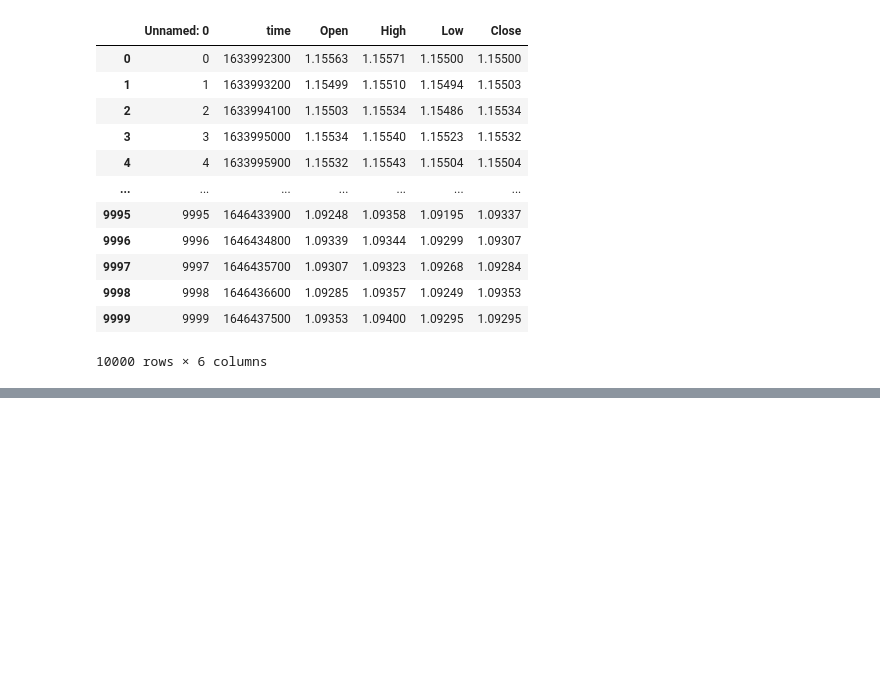
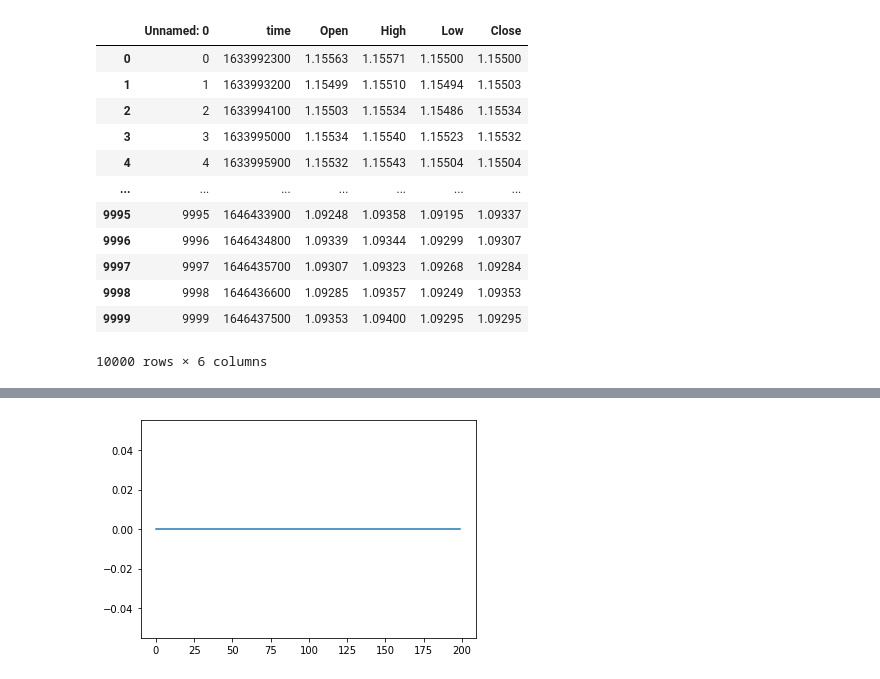
Before and after one commit to dercodeKoenig/colab-KI, a Jupyter notebook: xt_test.ipynb, the cells around one changed output, grey strips where cells are left out. Saved outputs shown, nothing was run; the diff lists cells and outputs as text; code cells hidden in the pictures; blank space fills up the shorter version.

```diff
--- a/xt_test.ipynb
+++ b/xt_test.ipynb
@@ -59,8 +67,8 @@ seq_len = int(24*20)
 lookfuture = int(24*2)
 atr_mult = 4
 stop_loss_mult = 0.1
-train_window = 256
-sample_weight = 1.2
+train_window = 128
+sample_weight = 3
 # %%
 df = pd.read_csv("current_data.csv")
 df
@@ -393,14 +384,18 @@ losses = 0
 total = 0
 balance = 100
 cash_list = []
+wins_list = []
+win_raw_no_fee = 0
 stt = 2
+ptt = 1.5
 pretrain = 1000
-for i in range(len(df)):
+start = 0
+for i in range(start, len(df)):
     candle = df.iloc[i]
-    _, _, o, h, l, c = candle
+    _,_, o, h, l, c = candle
     data_manager.add_new_candle(i,o,h,l,c)
     result = data_manager.get_current_decision()
-    if result != None and i > pretrain:
+    if result != None and i > pretrain+start:
         current_candle = data_manager.candles[-1]
         while True:
             sth = False
@@ -422,48 +417,47 @@ for i in range(len(df)):
                 if win_percent != 0:
                     sth = True
                     total+=win_percent - 0.015 / 100 * positions[o][4]
+                    win_raw_no_fee+=win_percent
+                    wins_list.append(win_percent - 0.015 / 100 * positions[o][4])
                     if win_percent > 0: wins+=1
                     if win_percent < 0: losses+=1
-                    #print(positions[o][3], "closed for", win_percent, "% win")
-                    #print("wins:", wins, "  loss:", losses, "  total:", total)
+                    print(positions[o][3], "closed for", win_percent, "% win")
+
                     del positions[o]
                     break
 
             if not sth:
                 break
 
 
         cash_list.append(total)
 
         atr = current_candle.atr_value
         close = current_candle.c
 
         #risk 1 %
-        order_value = (close / (atr * atr_mult * stop_loss_mult*stt)) * 0.01 * balance
+        #order_value = (close / (atr * atr_mult * stop_loss_mult*stt)) * 0.01 * balance
+        order_value = 100
 
         if result == 1:#short
             stop_up = close + atr * atr_mult * stop_loss_mult*stt
-            stop_down = close - atr * atr_mult
+            stop_down = close - atr * atr_mult / ptt
+
             positions.append([close, stop_up, stop_down, "SHORT", order_value])
-            for i in range(len(positions)):
-                if positions[i][3] == "SHORT":
-                    positions[i][1] = max(stop_up, positions[i][1])
-                    positions[i][2] = max(stop_down, positions[i][2])
             #print("short opened for", close)
 
 
         if result == 2:#long
-            stop_up = close + atr * atr_mult
+            stop_up = close + atr * atr_mult / ptt
             stop_down = close - atr * atr_mult * stop_loss_mult*stt
+
             positions.append([close, stop_up, stop_down, "LONG", order_value])
-            for i in range(len(positions)):
-                if positions[i][3] == "LONG":
-                    positions[i][1] = min(stop_up, positions[i][1])
-                    positions[i][2] = min(stop_down, positions[i][2])
             #print("long opened for", close)
 
         if i%50 == 0:
             clear_output()
             plt.plot(cash_list)
             plt.show()
-            print("wins:", wins, "  loss:", losses, "  wwl:", wins - losses * stop_loss_mult*stt, "  total:", total)
+            print("wins:", wins, "  loss:", losses, "  wwl:", wins / ptt - losses * stop_loss_mult*stt, "  total:", total, win_raw_no_fee)
+# %% [output]
+[figure, added]
```
Also changed, not shown: parts of 4 cells of this notebook.
